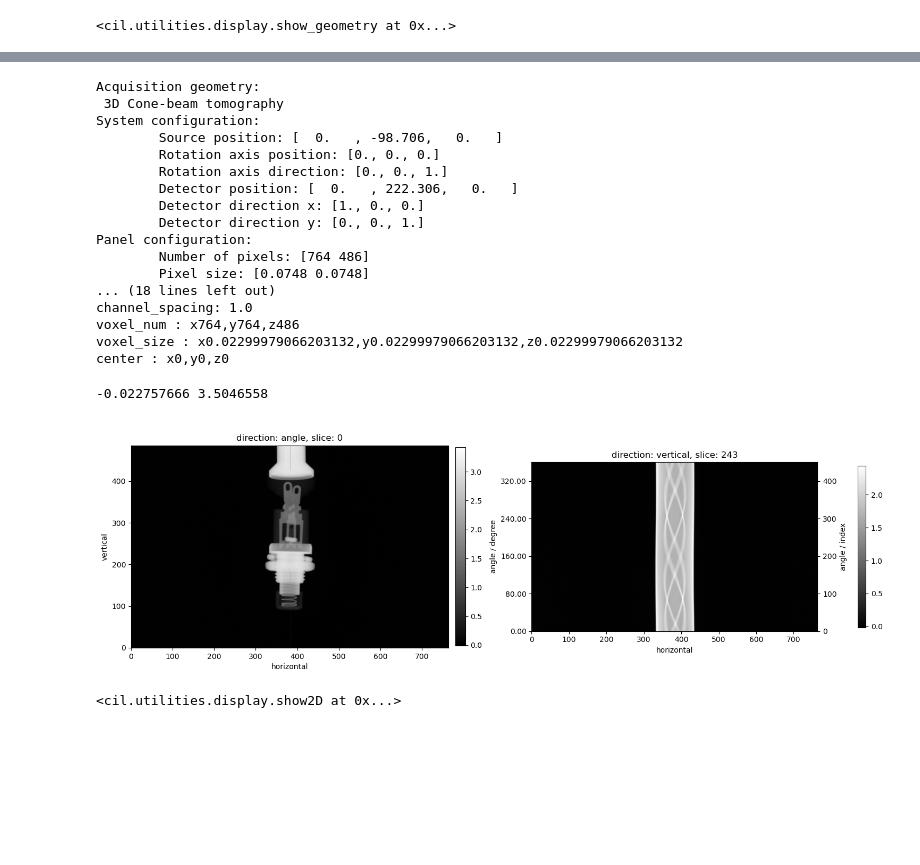
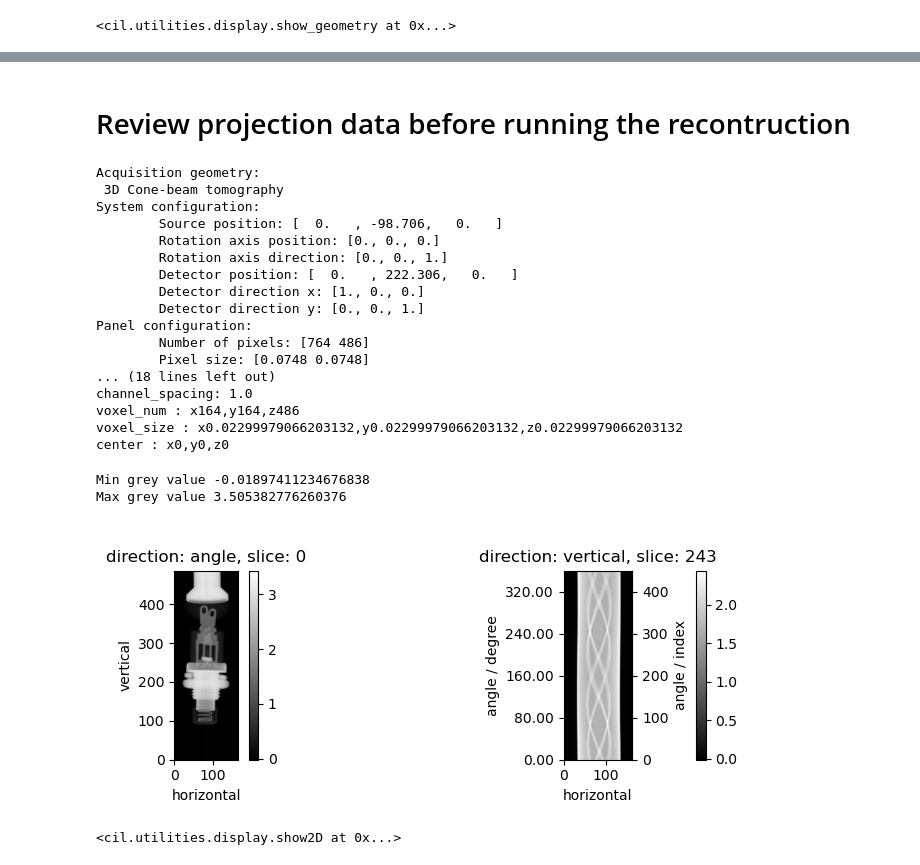
Before and after one commit to tleissner/cil-import-bruker, a Jupyter notebook: bruker2cil.ipynb, the cells around one changed output, grey strips where cells are left out. Drawn from its saved outputs; the diff is of its cells as text; code cells hidden in the pictures; blank space fills up the shorter version.

```diff
--- a/bruker2cil.ipynb
+++ b/bruker2cil.ipynb
@@ -44,2 +108,4 @@ reader = TIFFStackReader(file_name=filelist,roi=roi)
+# %%
+reader = TIFFStackReader(file_name=filelist)
 # %%
 proj = reader.read_as_AcquisitionData(ag)
@@ -57,0 +148,8 @@ processor.get_output(out=proj)
+# %%
+### Optional: Slicing
+### This will remove projection data that does not contain any information. This will save computational effort.
+
+roi = {'horizontal':(300,-300),'angle':(0,-1)} # The first and the last slice (0, and 360 deg) are equal. To avoid artefacts, the last slice is removed.
+processor = Slicer(roi)
+processor.set_input(proj)
+proj = processor.get_output()
@@ -74,11 +196,13 @@ background = proj.get_slice(vertical=20, force=True).mean()
 proj /= background
 # %%
 # Prepare data for reconstruction
-
-proj = TransmissionAbsorptionConverter(min_intensity=0.000001)(proj)
+proj = TransmissionAbsorptionConverter(min_intensity=1e-6)(proj)
 proj.reorder(order='tigre')
 ig = proj.geometry.get_ImageGeometry()
+# %% [markdown]
+# Review projection data before running the recontruction
 # %%
+# Let's summarize the used geometries before we start the reconstruction.
 print('Acquisition geometry:\n',ag,end='\n\n')
 print('Projection geometry:\n',proj,end='\n\n')
 print('Image geometry:\n',ig)
@@ -97,13 +221,15 @@ Panel configuration:
         Pixel size: [0.0748 0.0748]
 ... (18 lines left out)
 channel_spacing: 1.0
-voxel_num : x764,y764,z486
+voxel_num : x164,y164,z486
 voxel_size : x0.02299979066203132,y0.02299979066203132,z0.02299979066203132
 center : x0,y0,z0
 # %%
-print(proj.min(), proj.max())
-show2D(proj, slice_list=[('angle',0),('vertical', np.floor_divide(proj.shape[1],2))])
+print(f'Min grey value {proj.min()}')
+print(f'Max grey value {proj.max()}')
+show2D(proj, slice_list=[('angle',0),('vertical', np.floor_divide(proj.shape[1],2))], size=(10,3))
 # %% [output]
--0.022757666 3.5046558
+Min grey value -0.01897411234676838
+Max grey value 3.505382776260376
-[figure, old version]
+[figure, new version]
 <cil.utilities.display.show2D at 0x...>
```
Also changed, not shown: parts of 27 cells of this notebook, 1 other file.
